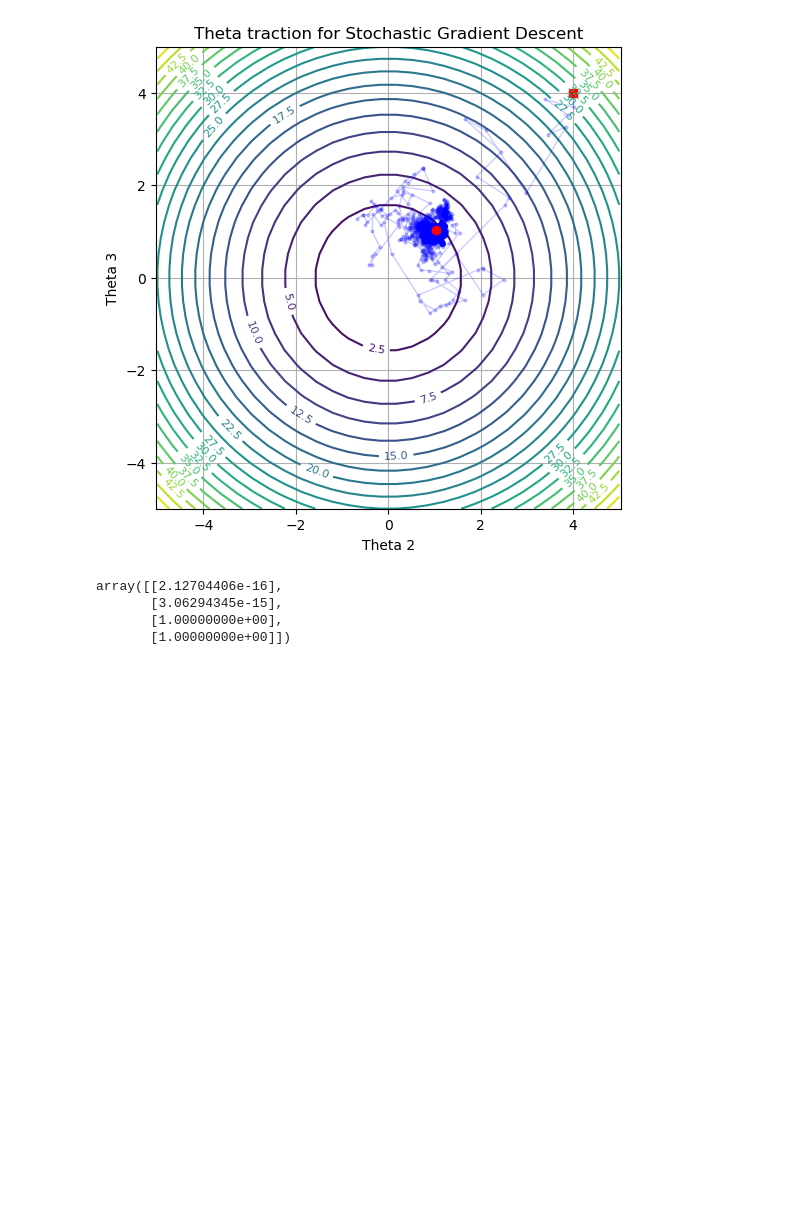
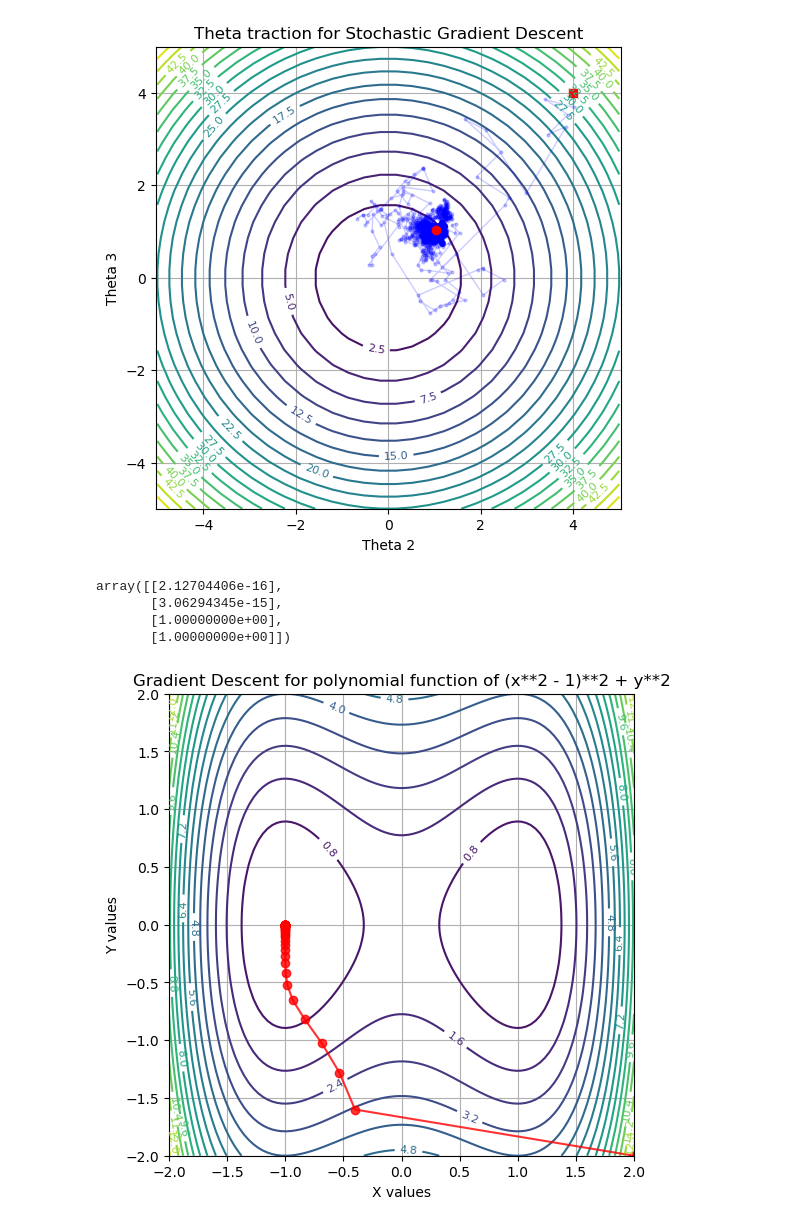
Before and after one commit to getpeped/ML, a Jupyter notebook: Gradient/gradients.ipynb, the cells around one changed output. Cells and saved outputs as stored; diff of their text form; code cells hidden in the pictures; blank space fills up the shorter version.

```diff
--- a/Gradient/gradients.ipynb
+++ b/Gradient/gradients.ipynb
@@ -129,3 +129,50 @@ array([[2.12704406e-16],
        [3.06294345e-15],
        [1.00000000e+00],
        [1.00000000e+00]])
+# %%
+import numpy as np
+import matplotlib.pyplot as plt
+
+def f(x, y):
+    return (x**2 - 1)**2 + y**2
+
+def grad_f(x, y):
+    df_dx = 4 * x * (x**2 - 1)
+    df_dy = 2 * y
+    return np.array([df_dx, df_dy])
+
+def gradient(x0, eta, n_iter):
+    x = x0
+    points = [x0.copy()]
+
+    for i in range(n_iter):
+        x = x - eta * grad_f(*x)
+        points.append(x.copy())
+    return np.array(points)
+
+if __name__ == "__main__":
+
+    x0 = np.array([2, -2])
+    eta = 0.1
+    n_iter = 50
+
+    points = gradient(x0, eta, n_iter)
+
+x, y = np.linspace(-2, 2, 100), np.linspace(-2, 2, 100)
+xx, yy = np.meshgrid(x, y)
+zz = f(xx, yy)
+
+fig, ax = plt.subplots(figsize=(6, 6))
+cs = ax.contour(xx, yy, zz, cmap='viridis', levels=20)
+ax.clabel(cs, inline=True, fontsize=8)
+
+ax.set_xlabel('X values')
+ax.set_ylabel('Y values')
+ax.set_title('Gradient Descent for polynomial function of (x**2 - 1)**2 + y**2')
+
+ax.plot(points[:, 0], points[:, 1], marker='o', color='r', alpha=0.8)
+
+plt.grid()
+plt.show()
+# %% [output]
+[figure, added]
```
